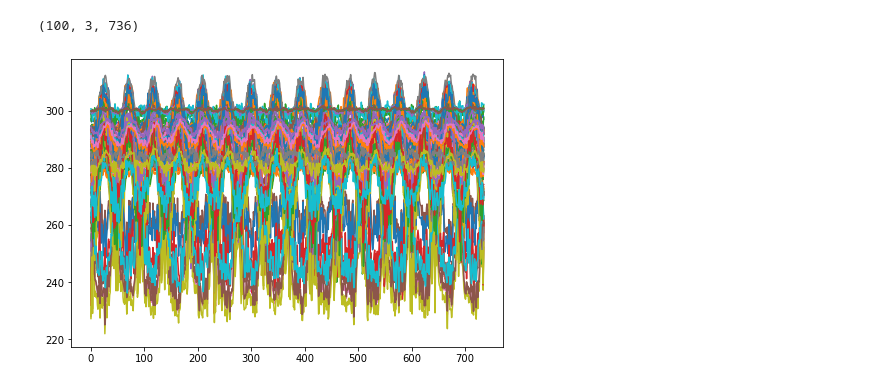
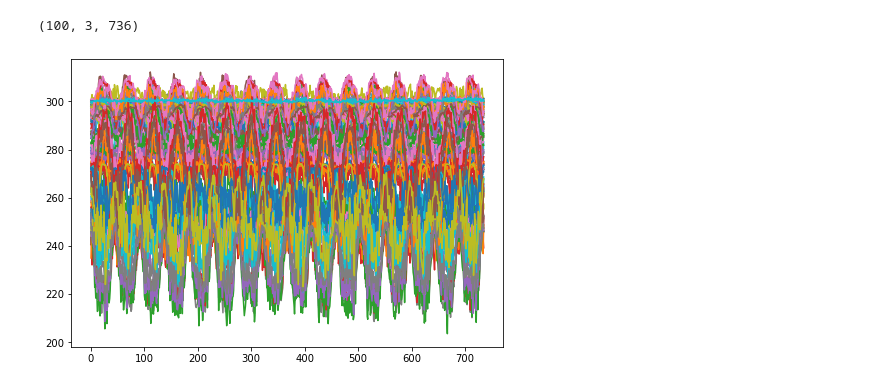
Before and after one commit to melwey/server_access, a Jupyter notebook: sampler_demo_python.ipynb, the cells around one changed output. Saved outputs shown, nothing was run; the diff lists cells and outputs as text; code cells hidden in the pictures.

```diff
--- a/sampler_demo_python.ipynb
+++ b/sampler_demo_python.ipynb
@@ -9,12 +7,14 @@ batch = g["batches"][1,:,:,:]
-# %%
-batch.shape
-# %% [output]
-(100, 3, 736)
+# %%
+batches = g["batches"]
+# %%
+batches.shape
+# %% [output]
+(100, 3, 736)
 # %%
 import matplotlib.pyplot as plt
 fig = plt.figure()
 ax = fig.add_axes([0, 0, 1, 1])
 for i in range(100):
-    ax.plot(batch[i,2,:])
+    ax.plot(batches[i,2,:])
 # %% [output]
-[figure, old version]
+[figure, new version]
```
Also changed, not shown: parts of 3 cells of this notebook.
